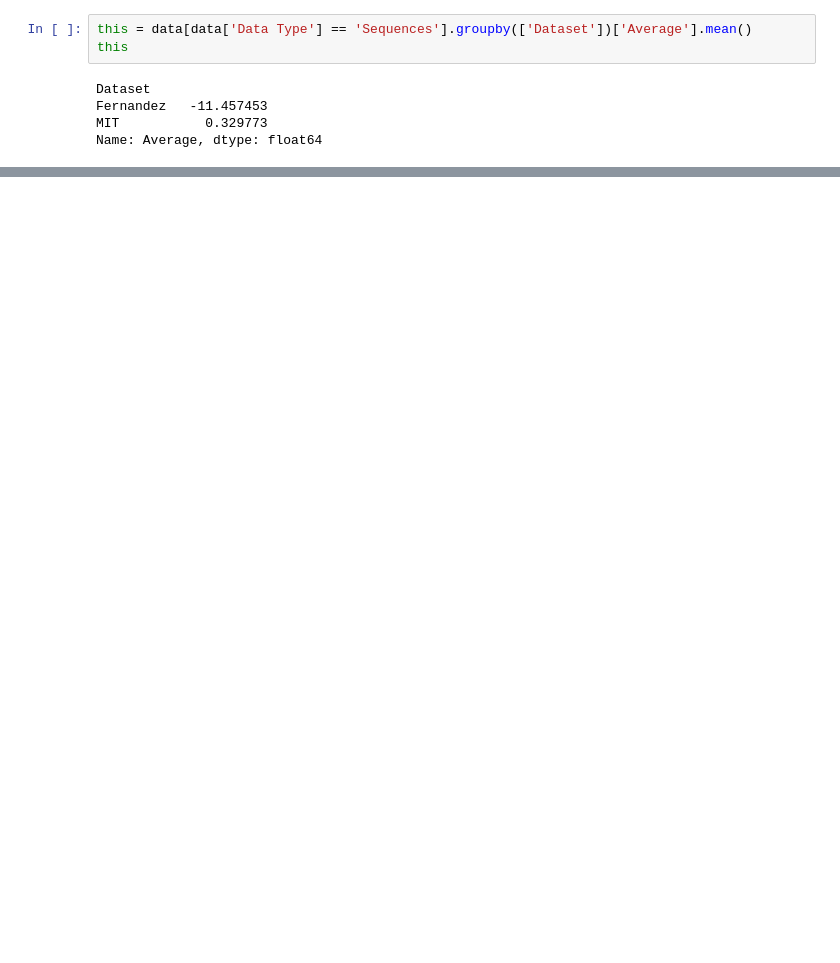
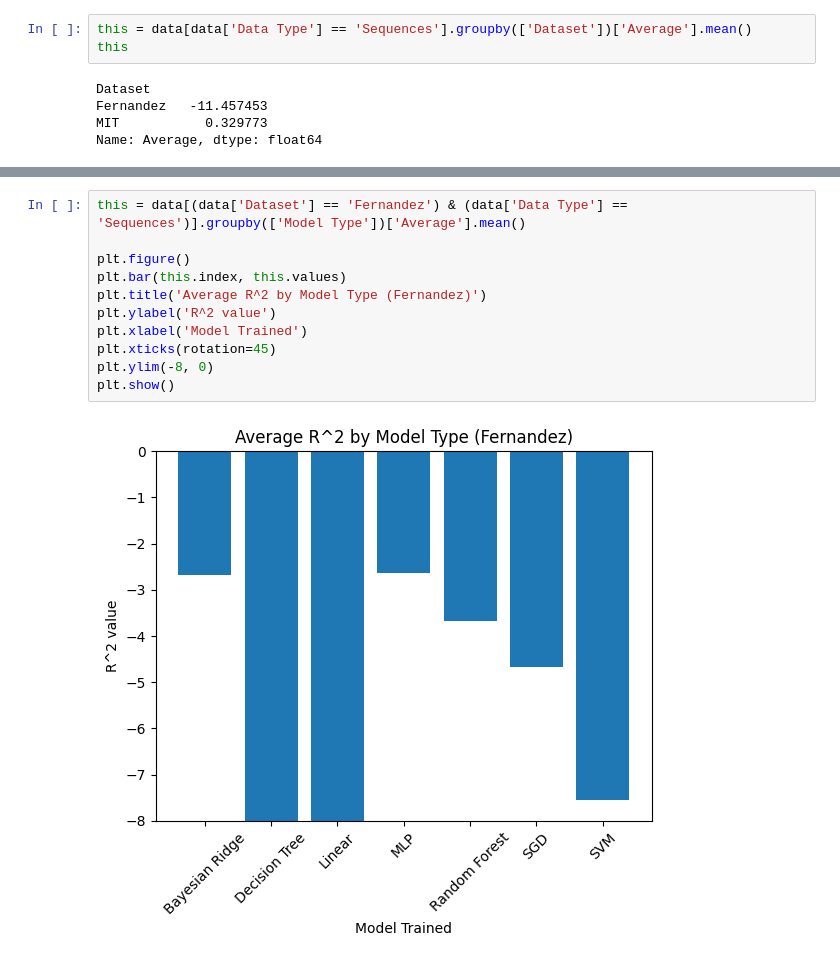
Before and after one commit to 4jamesccraven/dsci-research-for-ADAPT-in-SC, a Jupyter notebook: visualization/visualization.ipynb, the cells around one changed output, grey strips where cells are left out. Cells and saved outputs as stored; diff of their text form; blank space fills up the shorter version.

```diff
--- a/visualization/visualization.ipynb
+++ b/visualization/visualization.ipynb
@@ -60,0 +78,13 @@ Name: Average, dtype: float64
+# %%
+this = data[(data['Dataset'] == 'Fernandez') & (data['Data Type'] == 'Sequences')].groupby(['Model Type'])['Average'].mean()
+
+plt.figure()
+plt.bar(this.index, this.values)
+plt.title('Average R^2 by Model Type (Fernandez)')
+plt.ylabel('R^2 value')
+plt.xlabel('Model Trained')
+plt.xticks(rotation=45)
+plt.ylim(-8, 0)
+plt.show()
+# %% [output]
+[figure, added]
```
Also changed, not shown: parts of 3 cells of this notebook.
